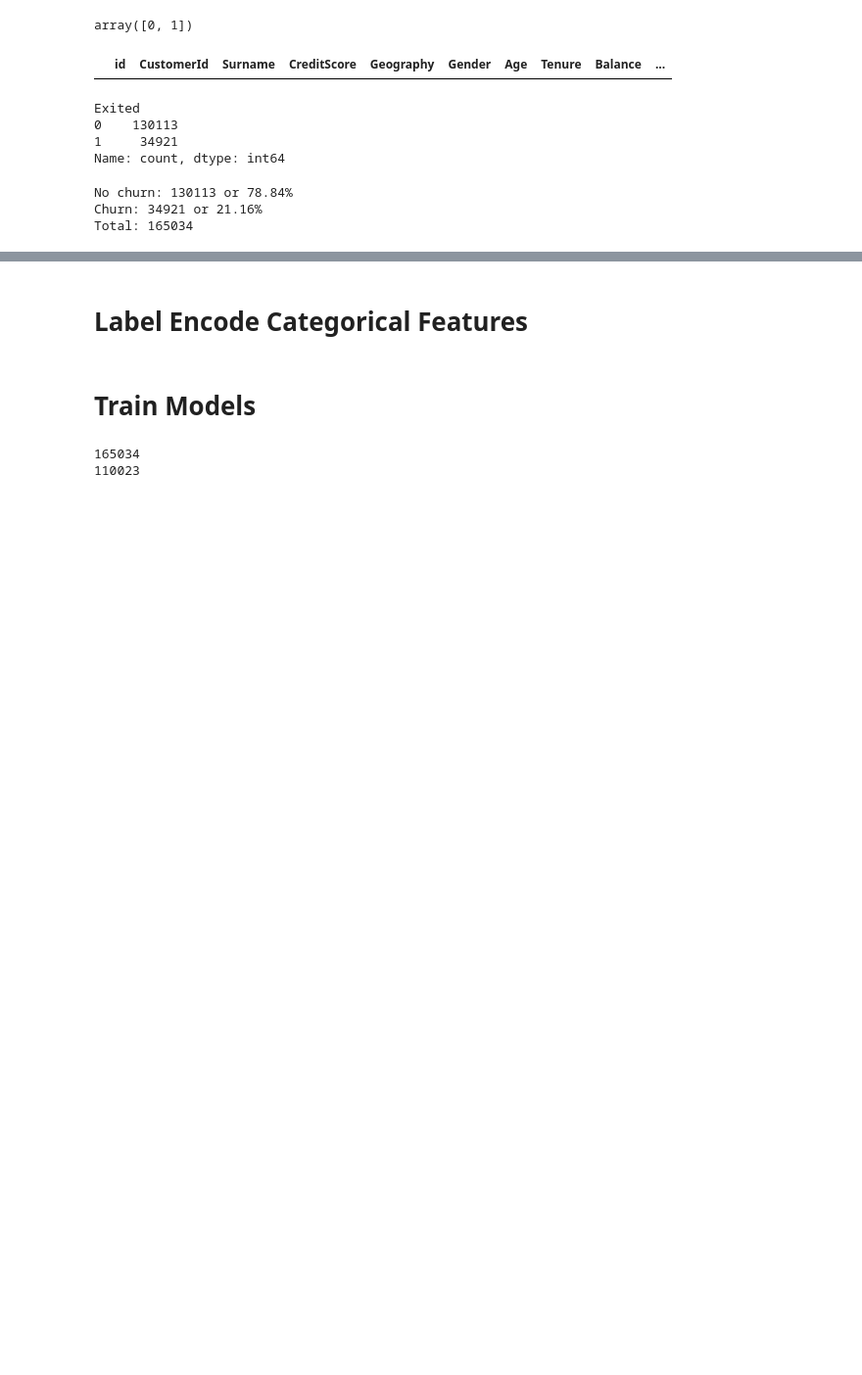
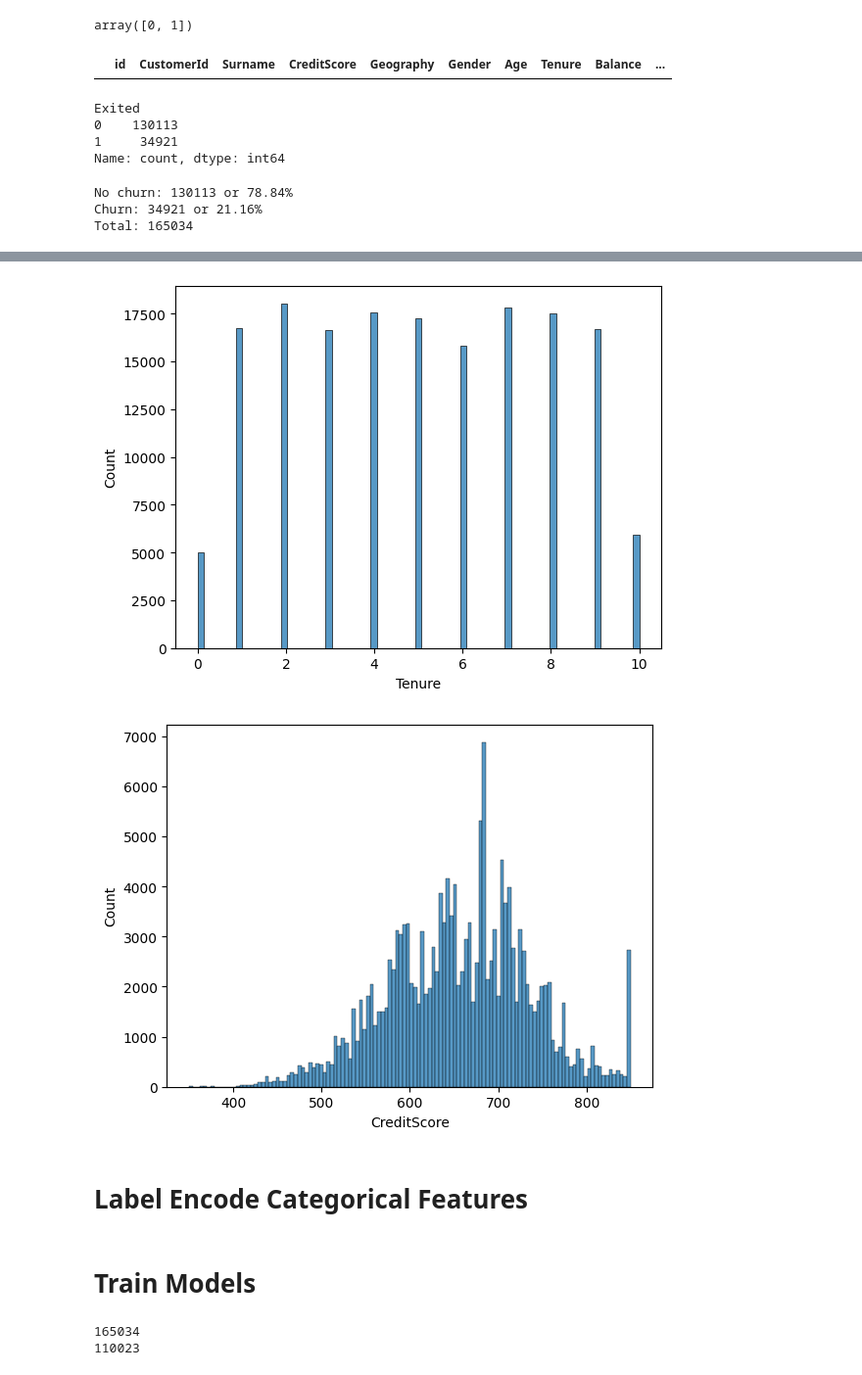
Before and after one commit to mglissmann/4_01_binary_classification_w_a_bank_churn_dataset, a Jupyter notebook: analysis.ipynb, the cells around one changed output, grey strips where cells are left out. Shown at 98% size. Drawn from its saved outputs; the diff is of its cells as text; code cells hidden in the pictures; blank space fills up the shorter version.

Commit message:
.gitignore catboost log files and add some EDA histograms

```diff
--- a/analysis.ipynb
+++ b/analysis.ipynb
@@ -113,3 +155,20 @@ Total: 165034
+# %%
+# Create histograms
+
+# sns.histplot(train['Age'], kde=False)
+# plt.show()
+
+# sns.histplot(train['NumOfProducts'], kde=False)
+# plt.show()
+
+sns.histplot(train['Tenure'], kde=False)
+plt.show()
+
+sns.histplot(train['CreditScore'], kde=False)
+plt.show()
+# %% [output]
+[figure, added]
+[figure, added]
 # %% [markdown]
 # Label Encode Categorical Features
 # %%
```
Also changed, not shown: parts of 15 cells of this notebook, 1 other file.
